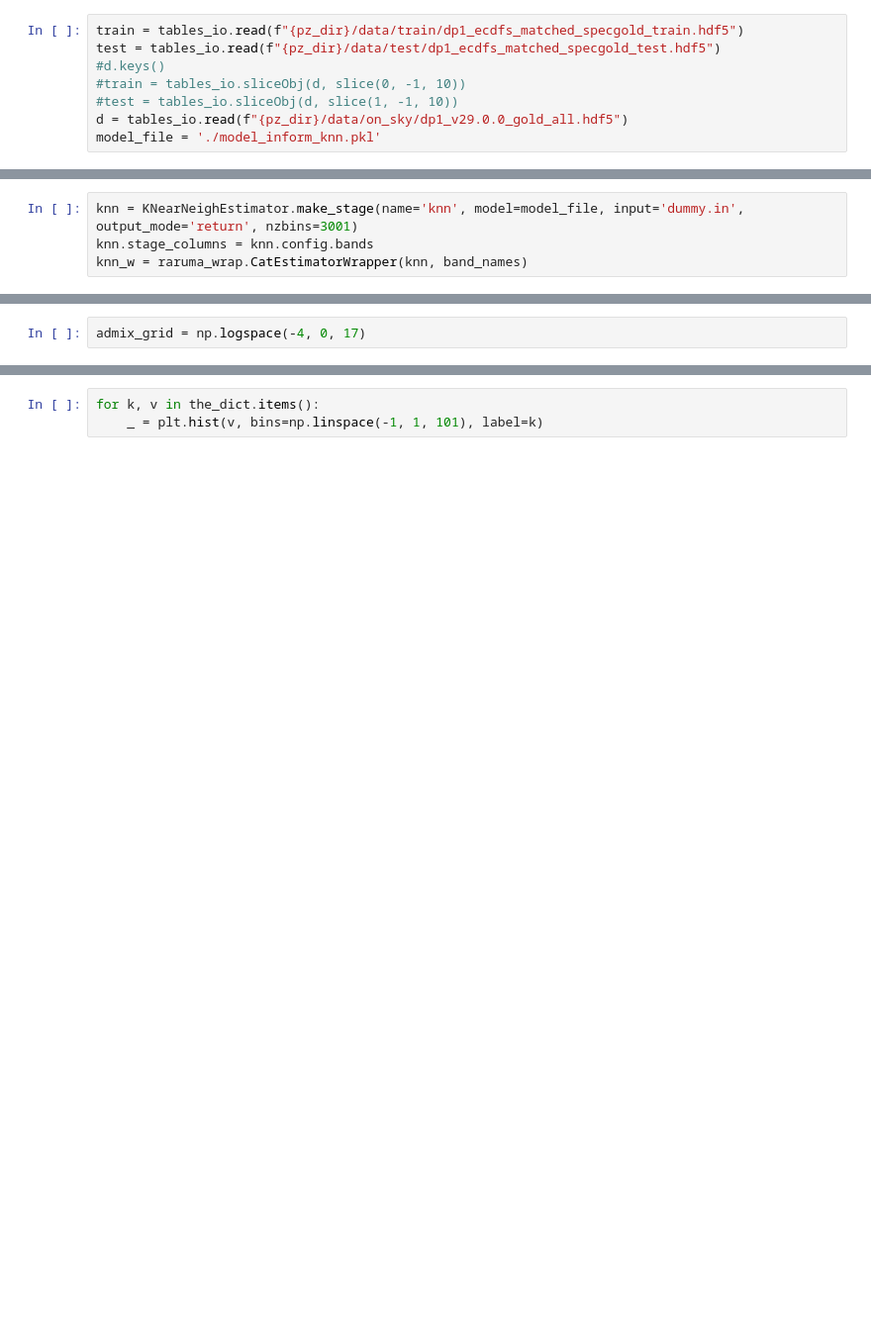
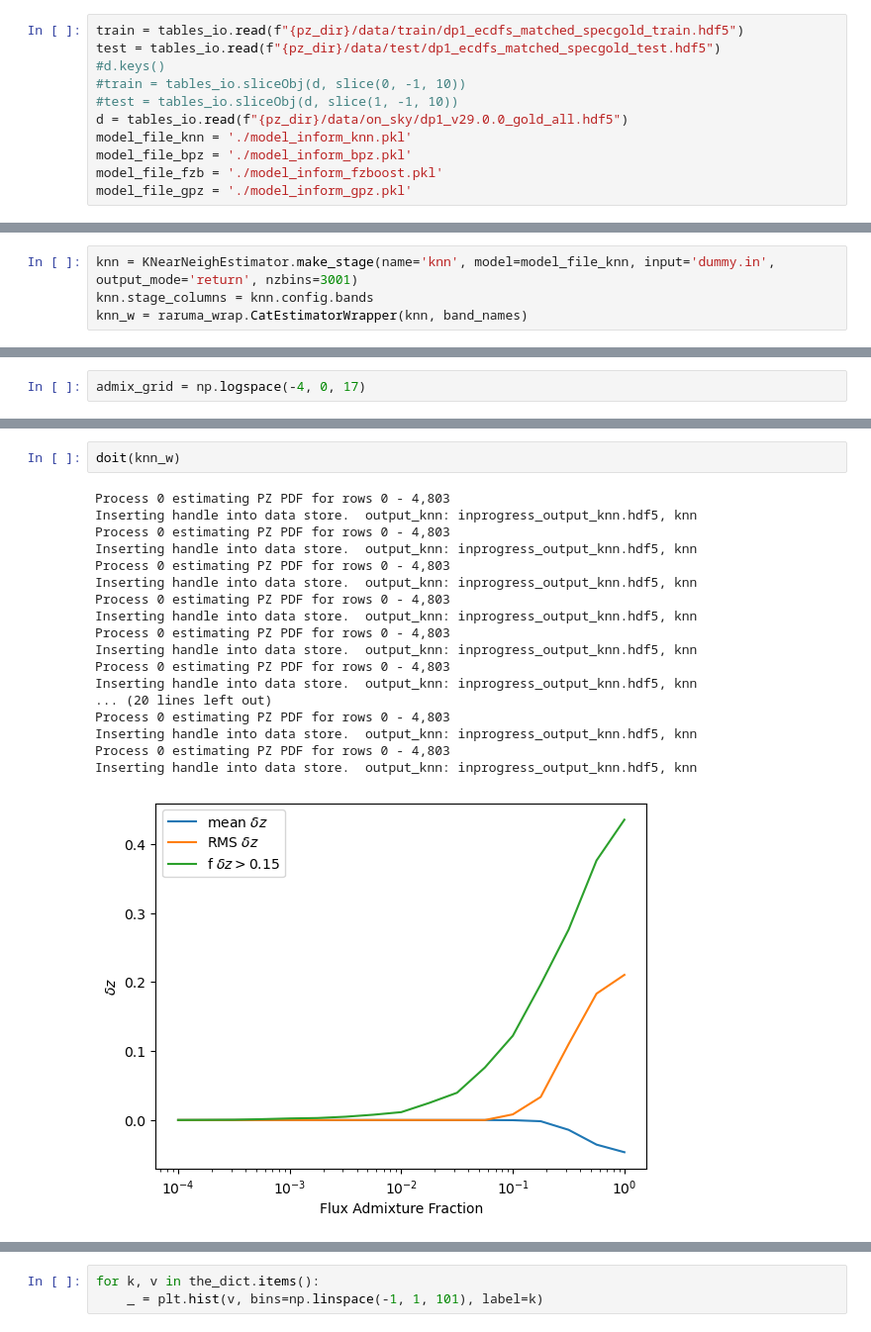
Before and after one commit to eacharles/rail_raruma, a Jupyter notebook: nb/Syst/AdmixStudy.ipynb, the cells around one changed output, grey strips where cells are left out. Shown: that part at 99% size. Drawn from its saved outputs; the diff is of its cells as text; blank space fills up the shorter version.

```diff
--- a/nb/Syst/AdmixStudy.ipynb
+++ b/nb/Syst/AdmixStudy.ipynb
@@ -19,6 +21,9 @@ test = tables_io.read(f"{pz_dir}/data/test/dp1_ecdfs_matched_specgold_test.hdf5"
 #train = tables_io.sliceObj(d, slice(0, -1, 10))
 #test = tables_io.sliceObj(d, slice(1, -1, 10))
 d = tables_io.read(f"{pz_dir}/data/on_sky/dp1_v29.0.0_gold_all.hdf5")
-model_file = './model_inform_knn.pkl'
+model_file_knn = './model_inform_knn.pkl'
+model_file_bpz = './model_inform_bpz.pkl'
+model_file_fzb = './model_inform_fzboost.pkl'
+model_file_gpz = './model_inform_gpz.pkl'
 # %%
 from rail.estimation.algos.k_nearneigh import KNearNeighEstimator
@@ -30,6 +40,6 @@ train_features = raruma_util.get_band_values(train, '{band}_gaap1p0Mag', 'ugrizy
 # %%
 library = raruma_util.get_band_values(d, '{band}_gaap1p0Mag', 'ugrizy')
 # %%
-knn = KNearNeighEstimator.make_stage(name='knn', model=model_file, input='dummy.in', output_mode='return', nzbins=3001)
+knn = KNearNeighEstimator.make_stage(name='knn', model=model_file_knn, input='dummy.in', output_mode='return', nzbins=3001)
 knn.stage_columns = knn.config.bands
 knn_w = raruma_wrap.CatEstimatorWrapper(knn, band_names)
@@ -60,0 +134,21 @@ _ = plt.ylabel(r"$\delta z$")
+# %%
+doit(knn_w)
+# %% [output]
+Process 0 estimating PZ PDF for rows 0 - 4,803
+Inserting handle into data store.  output_knn: inprogress_output_knn.hdf5, knn
+Process 0 estimating PZ PDF for rows 0 - 4,803
+Inserting handle into data store.  output_knn: inprogress_output_knn.hdf5, knn
+Process 0 estimating PZ PDF for rows 0 - 4,803
+Inserting handle into data store.  output_knn: inprogress_output_knn.hdf5, knn
+Process 0 estimating PZ PDF for rows 0 - 4,803
+Inserting handle into data store.  output_knn: inprogress_output_knn.hdf5, knn
+Process 0 estimating PZ PDF for rows 0 - 4,803
+Inserting handle into data store.  output_knn: inprogress_output_knn.hdf5, knn
+Process 0 estimating PZ PDF for rows 0 - 4,803
+Inserting handle into data store.  output_knn: inprogress_output_knn.hdf5, knn
+... (20 lines left out)
+Process 0 estimating PZ PDF for rows 0 - 4,803
+Inserting handle into data store.  output_knn: inprogress_output_knn.hdf5, knn
+Process 0 estimating PZ PDF for rows 0 - 4,803
+Inserting handle into data store.  output_knn: inprogress_output_knn.hdf5, knn
+[figure, added]
```
Also changed, not shown: parts of 13 cells of this notebook.
